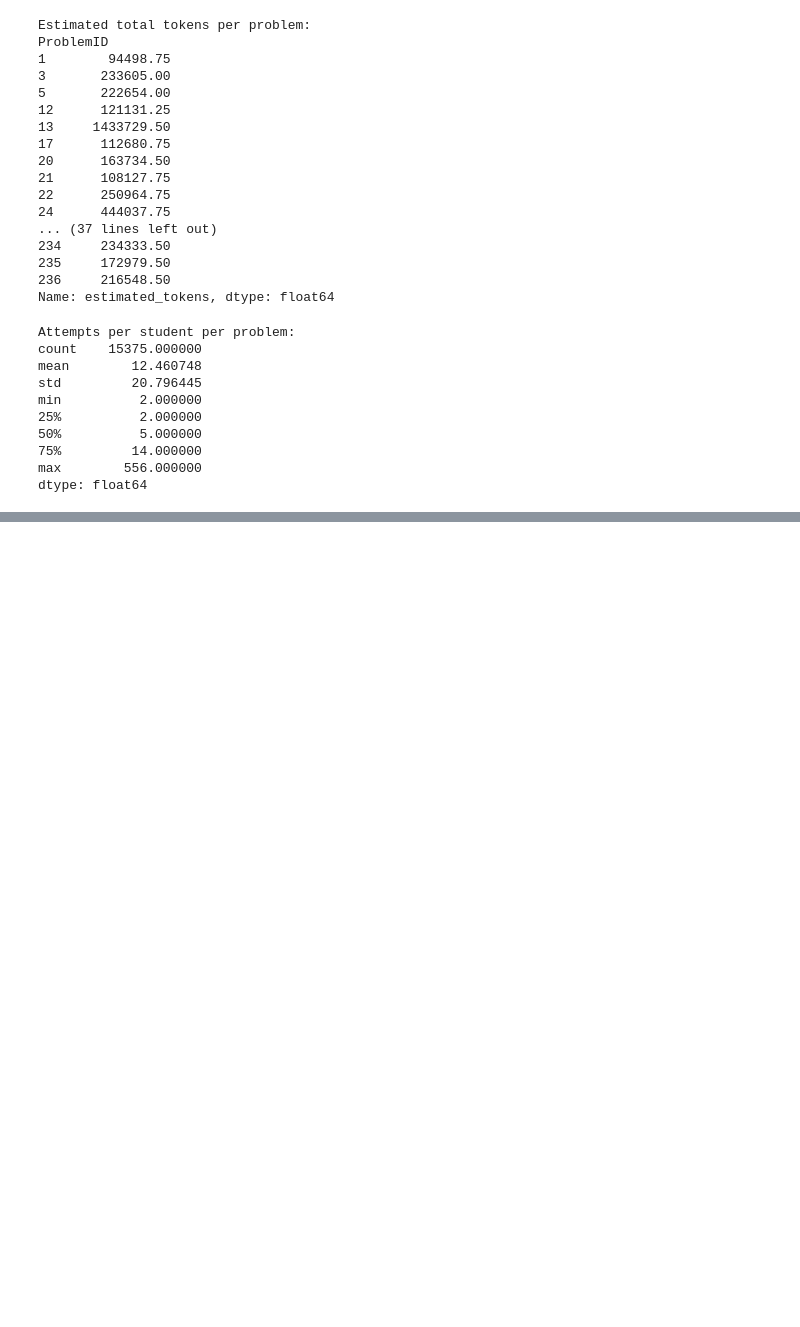
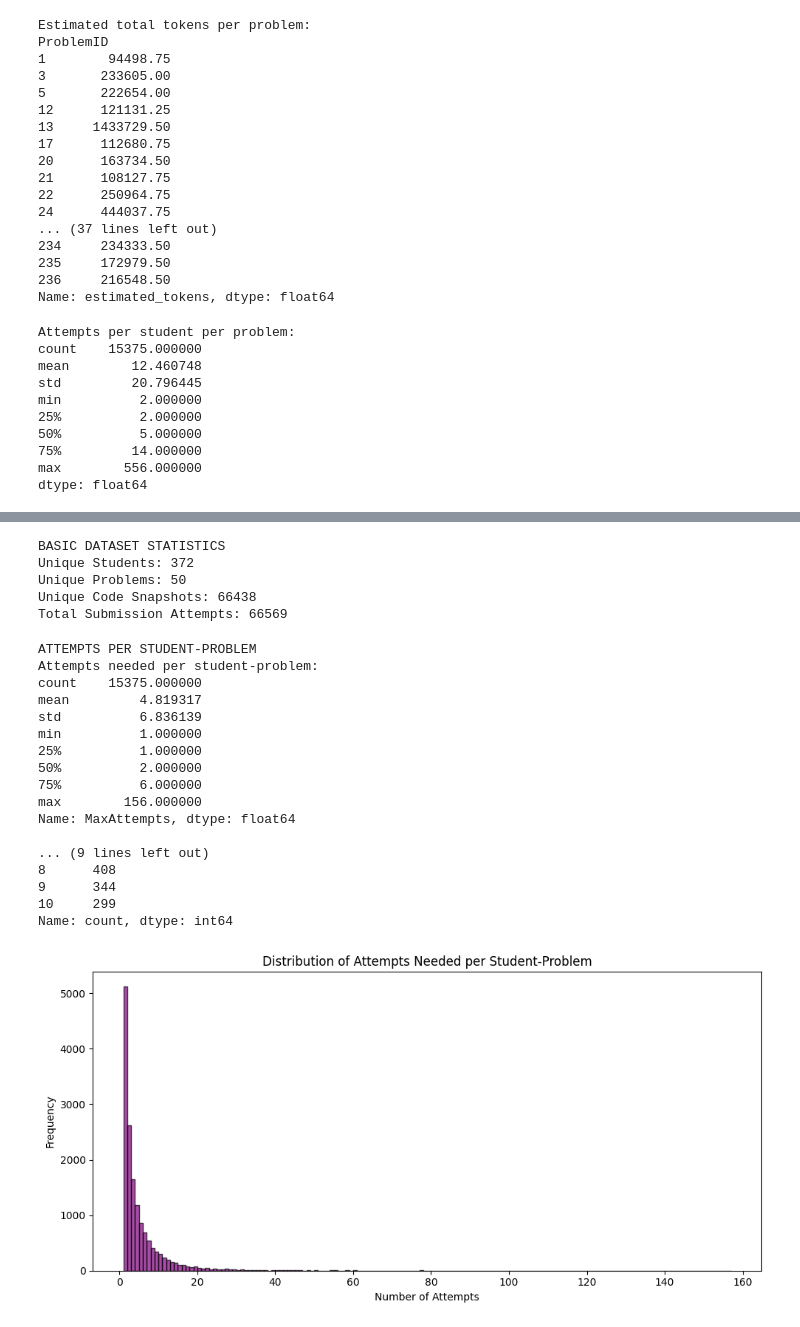
Before and after one commit to Pranay0205/kintsugi, a Jupyter notebook: codeworkout_analysis.ipynb, the cells around one changed output, grey strips where cells are left out. Cells and saved outputs as stored; diff of their text form; code cells hidden in the pictures; blank space fills up the shorter version.

```diff
--- a/codeworkout_analysis.ipynb
+++ b/codeworkout_analysis.ipynb
@@ -133,0 +190,66 @@ AttributeError: 'DataFrame' object has no attribute 'OrderID'
+# %%
+print("BASIC DATASET STATISTICS")
+
+
+unique_students = df['SubjectID'].nunique()
+unique_problems = df['ProblemID'].nunique()
+unique_code_submissions = df['CodeStateID'].nunique()
+
+# Run.Program events represent actual submission attempts
+run_events = df[df['EventType'] == 'Run.Program']
+total_submission_attempts = len(run_events)
+
+print(f"Unique Students: {unique_students}")
+print(f"Unique Problems: {unique_problems}")
+print(f"Unique Code Snapshots: {unique_code_submissions}")
+print(f"Total Submission Attempts: {total_submission_attempts}")
+# %% [output]
+BASIC DATASET STATISTICS
+Unique Students: 372
+Unique Problems: 50
+Unique Code Snapshots: 66438
+Total Submission Attempts: 66569
+# %%
+print("ATTEMPTS PER STUDENT-PROBLEM")
+
+
+# Group by student and problem, count attempts
+attempts_summary = run_events.groupby(['SubjectID', 'ProblemID'])['Attempt'].max().reset_index()
+attempts_summary.columns = ['SubjectID', 'ProblemID', 'MaxAttempts']
+
+print("Attempts needed per student-problem:")
+print(attempts_summary['MaxAttempts'].describe())
+
+# Distribution of max attempts
+print("\n--- Distribution of Max Attempts ---")
+attempt_dist = attempts_summary['MaxAttempts'].value_counts().sort_index()
+print(attempt_dist.head(10))
+
+# Visualize
+plt.figure(figsize=(10, 5))
+plt.hist(attempts_summary['MaxAttempts'], bins=range(1, attempts_summary['MaxAttempts'].max()+2),
+         color='purple', edgecolor='black', alpha=0.7)
+plt.title('Distribution of Attempts Needed per Student-Problem')
+plt.xlabel('Number of Attempts')
+plt.ylabel('Frequency')
+plt.tight_layout()
+plt.show()
+# %% [output]
+ATTEMPTS PER STUDENT-PROBLEM
+Attempts needed per student-problem:
+count    15375.000000
+mean         4.819317
+std          6.836139
+min          1.000000
+25%          1.000000
+50%          2.000000
+75%          6.000000
+max        156.000000
+Name: MaxAttempts, dtype: float64
+
+... (9 lines left out)
+8      408
+9      344
+10     299
+Name: count, dtype: int64
+[figure, added]
```
Also changed, not shown: parts of 3 cells of this notebook, 3 other files.
